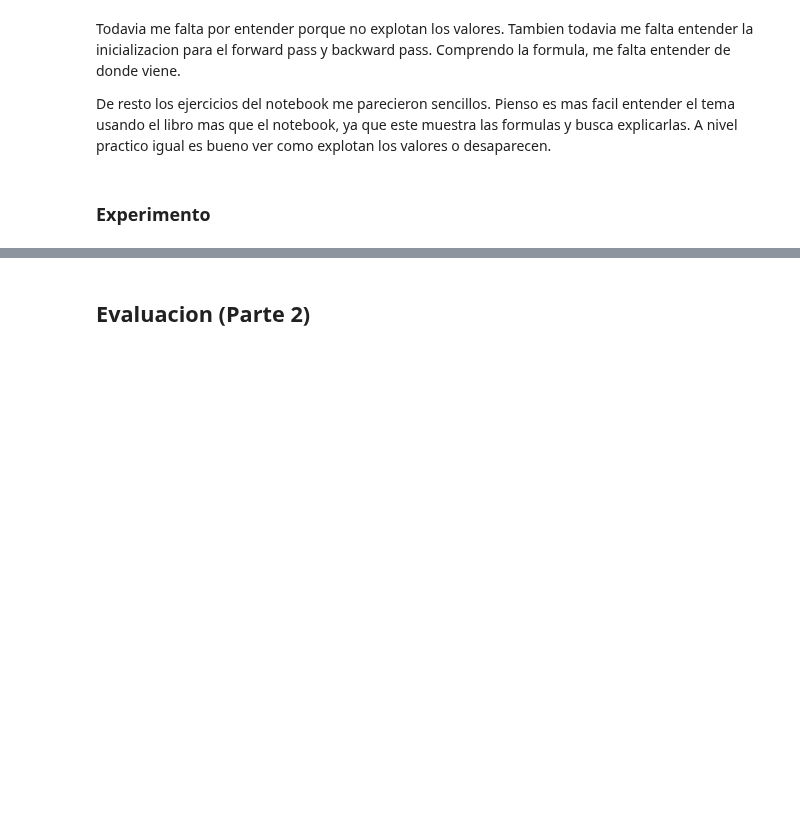
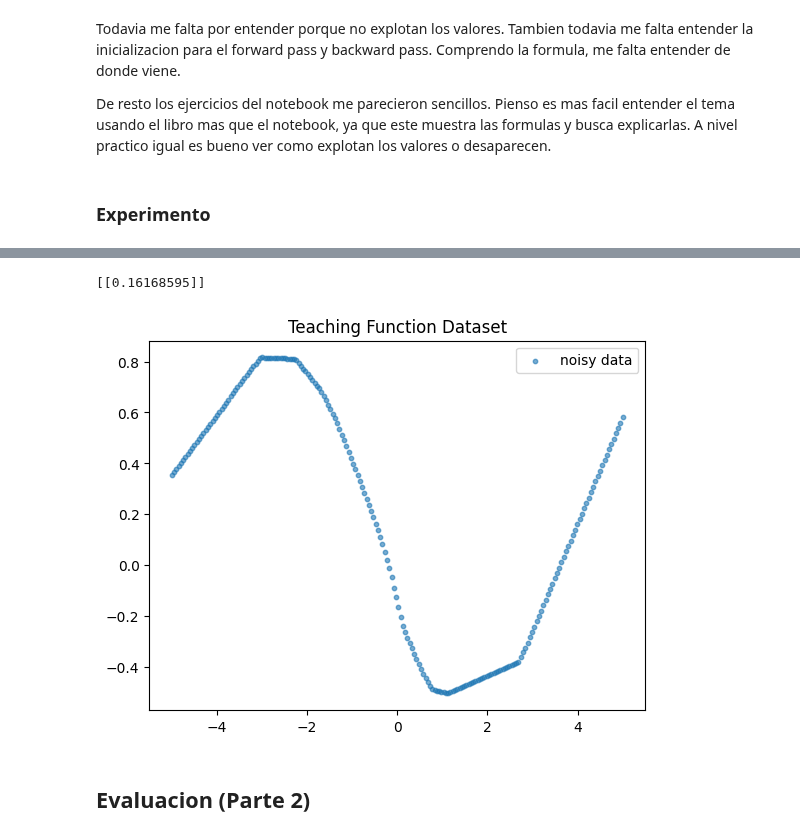
Before and after one commit to Rcontre360/deep-learning-ucv-2025, a Jupyter notebook: tarea1/notebooks/evaluacion.ipynb, the cells around one changed output, grey strips where cells are left out. Saved outputs shown, nothing was run; the diff lists cells and outputs as text; code cells hidden in the pictures; blank space fills up the shorter version.

```diff
--- a/tarea1/notebooks/evaluacion.ipynb
+++ b/tarea1/notebooks/evaluacion.ipynb
@@ -137,3 +190,30 @@ Experimento (intro)
+# %%
+from rafael_nn import Linear, MeanSquaredError, NeuralNetwork, GradientDescent, StochasticGradientDescend
+np.random.seed(0)
+
+def print_weights(nn):
+    for layer in nn.layers:
+        print(layer)
+        print("weight",layer.weights)
+        print("bias",layer.biases,"\n")
+
+n_layers = 3
+n_by_layer = 30
+layers= [Linear(1,n_by_layer)] + [Linear(n_by_layer,n_by_layer) for _ in range(n_layers-1)] + [Linear(n_by_layer,1)]
+
+loss_fn = MeanSquaredError()
+nn = NeuralNetwork(layers, optimizer=StochasticGradientDescend(0.01,20), loss_fn=loss_fn)
+nn.train(x,y_noisy)
+# %%
+y_pred = nn(x)
+
+plt.scatter(x, y_pred, s=10, alpha=0.6, label="noisy data")
+plt.legend()
+plt.title("Teaching Function Dataset")
+plt.show()
+# %% [output]
+[[0.16168595]]
+[figure, added]
 # %% [markdown]
 ## Evaluacion (Parte 2)
 # %% [markdown]
```
Also changed, not shown: parts of 6 cells of this notebook.
